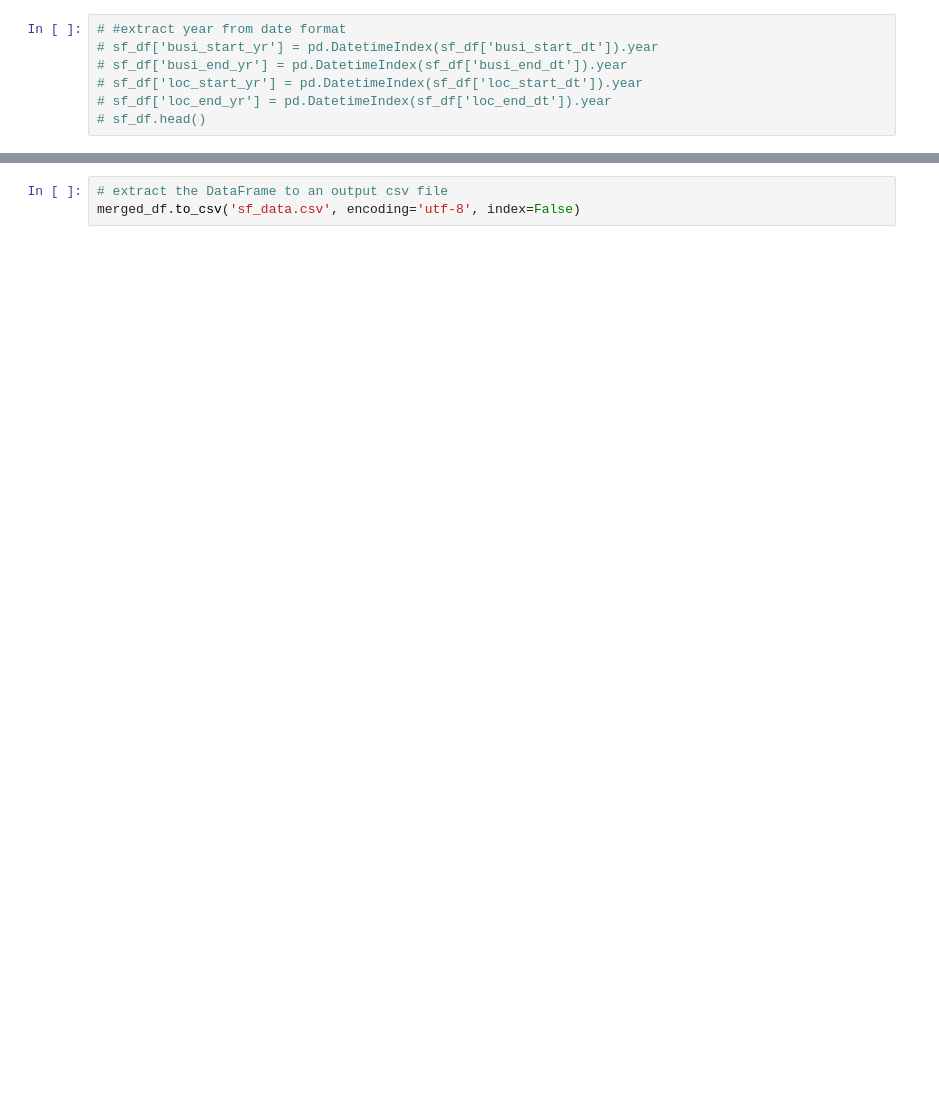
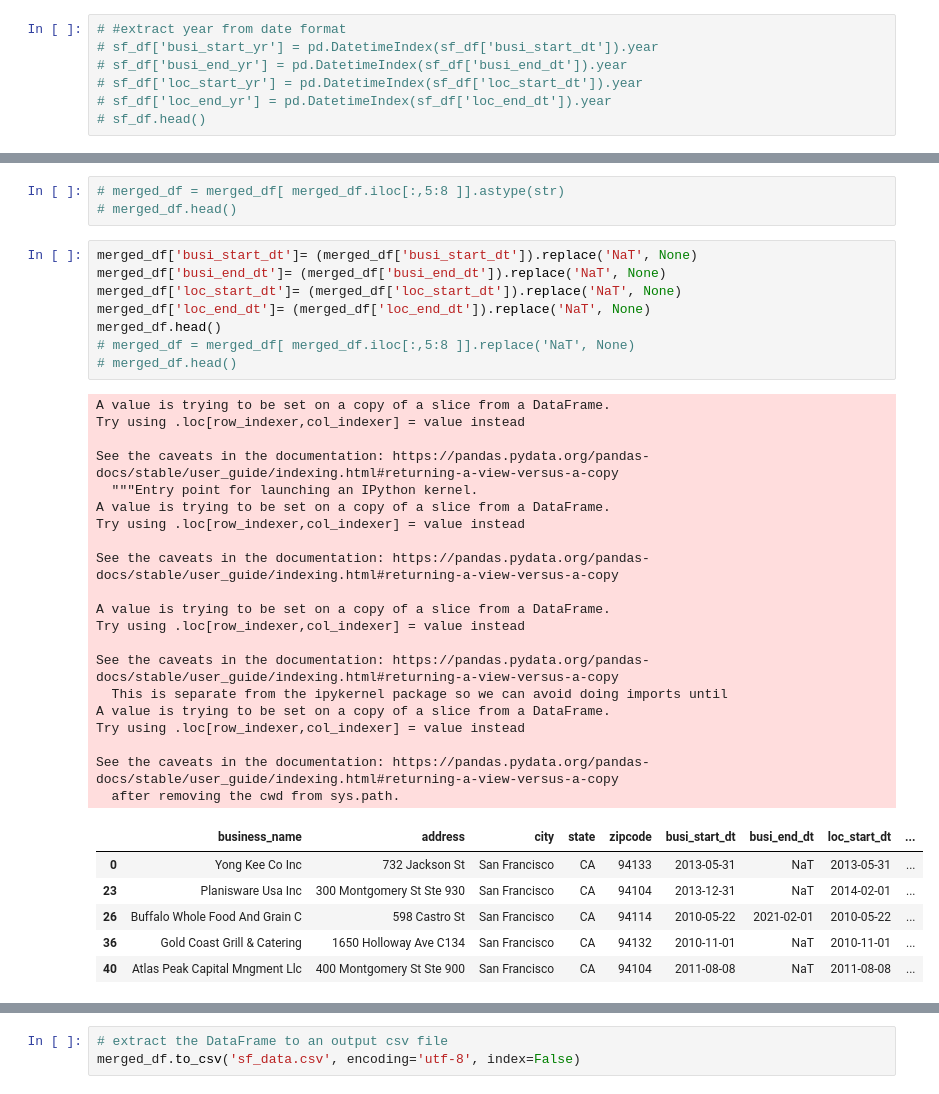
Before and after one commit to katrinan029/project-shutdown, a Jupyter notebook: data/database.ipynb, the cells around one changed output, grey strips where cells are left out. Saved outputs shown, nothing was run; the diff lists cells and outputs as text; blank space fills up the shorter version.

```diff
--- a/data/database.ipynb
+++ b/data/database.ipynb
@@ -234,0 +262,38 @@ drop_dates_df['busi_end_dt'].isna().sum()
+# %%
+# merged_df = merged_df[ merged_df.iloc[:,5:8 ]].astype(str)
+# merged_df.head()
+# %%
+merged_df['busi_start_dt']= (merged_df['busi_start_dt']).replace('NaT', None)
+merged_df['busi_end_dt']= (merged_df['busi_end_dt']).replace('NaT', None)
+merged_df['loc_start_dt']= (merged_df['loc_start_dt']).replace('NaT', None)
+merged_df['loc_end_dt']= (merged_df['loc_end_dt']).replace('NaT', None)
+merged_df.head()
+# merged_df = merged_df[ merged_df.iloc[:,5:8 ]].replace('NaT', None)
+# merged_df.head()
+# %% [output]
+A value is trying to be set on a copy of a slice from a DataFrame.
+Try using .loc[row_indexer,col_indexer] = value instead
+
+See the caveats in the documentation: https://pandas.pydata.org/pandas-docs/stable/user_guide/indexing.html#returning-a-view-versus-a-copy
+  """Entry point for launching an IPython kernel.
+A value is trying to be set on a copy of a slice from a DataFrame.
+Try using .loc[row_indexer,col_indexer] = value instead
+
+See the caveats in the documentation: https://pandas.pydata.org/pandas-docs/stable/user_guide/indexing.html#returning-a-view-versus-a-copy
+
+A value is trying to be set on a copy of a slice from a DataFrame.
+Try using .loc[row_indexer,col_indexer] = value instead
+
+See the caveats in the documentation: https://pandas.pydata.org/pandas-docs/stable/user_guide/indexing.html#returning-a-view-versus-a-copy
+  This is separate from the ipykernel package so we can avoid doing imports until
+A value is trying to be set on a copy of a slice from a DataFrame.
+Try using .loc[row_indexer,col_indexer] = value instead
+
+See the caveats in the documentation: https://pandas.pydata.org/pandas-docs/stable/user_guide/indexing.html#returning-a-view-versus-a-copy
+  after removing the cwd from sys.path.
+|  | business_name | address | city | state | zipcode | busi_start_dt | busi_end_dt | loc_start_dt | ... |
+| 0 | Yong Kee Co Inc | 732 Jackson St | San Francisco | CA | 94133 | 2013-05-31 | NaT | 2013-05-31 | ... |
+| 23 | Planisware Usa Inc | 300 Montgomery St Ste 930 | San Francisco | CA | 94104 | 2013-12-31 | NaT | 2014-02-01 | ... |
+| 26 | Buffalo Whole Food And Grain C | 598 Castro St | San Francisco | CA | 94114 | 2010-05-22 | 2021-02-01 | 2010-05-22 | ... |
+| 36 | Gold Coast Grill & Catering | 1650 Holloway Ave C134 | San Francisco | CA | 94132 | 2010-11-01 | NaT | 2010-11-01 | ... |
+| 40 | Atlas Peak Capital Mngment Llc | 400 Montgomery St Ste 900 | San Francisco | CA | 94104 | 2011-08-08 | NaT | 2011-08-08 | ... |
```
Also changed, not shown: parts of 12 cells of this notebook.
